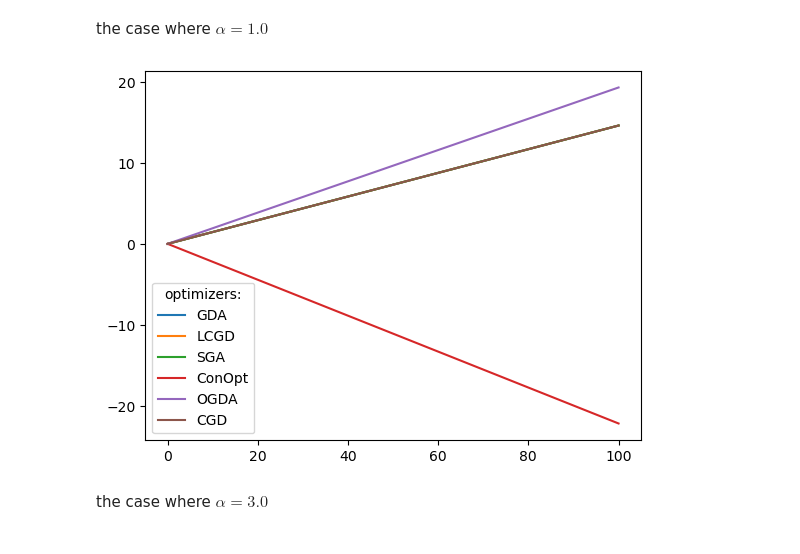
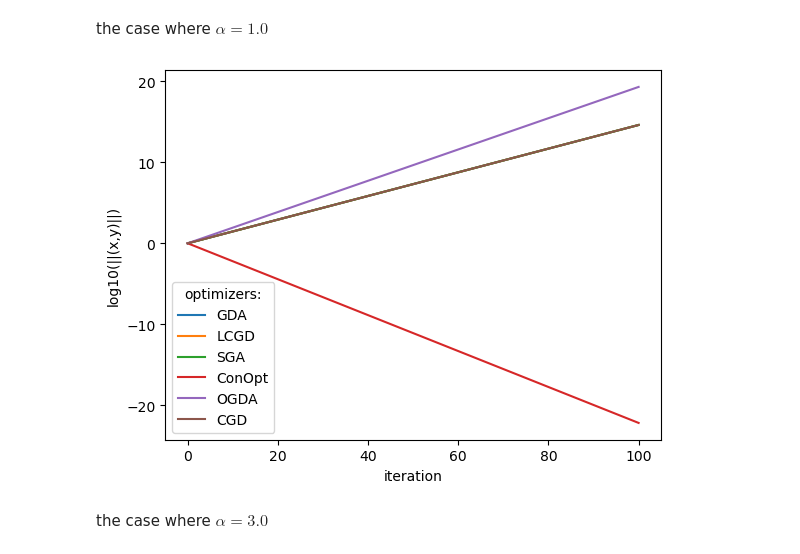
Before and after one commit to gabrieledangeli/OptML_miniproject_FGY, a Jupyter notebook: PART 1/main.ipynb, the cells around one changed output. Drawn from its saved outputs; the diff is of its cells as text; code cells hidden in the pictures.

```diff
--- a/PART 1/main.ipynb
+++ b/PART 1/main.ipynb
@@ -243,17 +249,19 @@ the case where $\alpha = 1.0$
 # %%
 alpha=1
 records={}
 for optimizer in optimizers:
     record=c_v.run(alpha,eta,gamma,Xinit,Yinit,optimizer=optimizer)
     records[optimizer]=record
 
 step=[i*25 for i in range(5)]
 for optimizer in optimizers:
     plt.plot(step,records[optimizer],label=optimizer)
 plt.legend(title='optimizers:')
+plt.xlabel('iteration')
+plt.ylabel('log10(||(x,y)||)')
 plt.show()
 # %% [output]
-[figure, old version]
+[figure, new version]
 # %% [markdown]
 the case where $\alpha = 3.0$
 # %%
```
Also changed, not shown: parts of 8 cells of this notebook, 5 other files.
